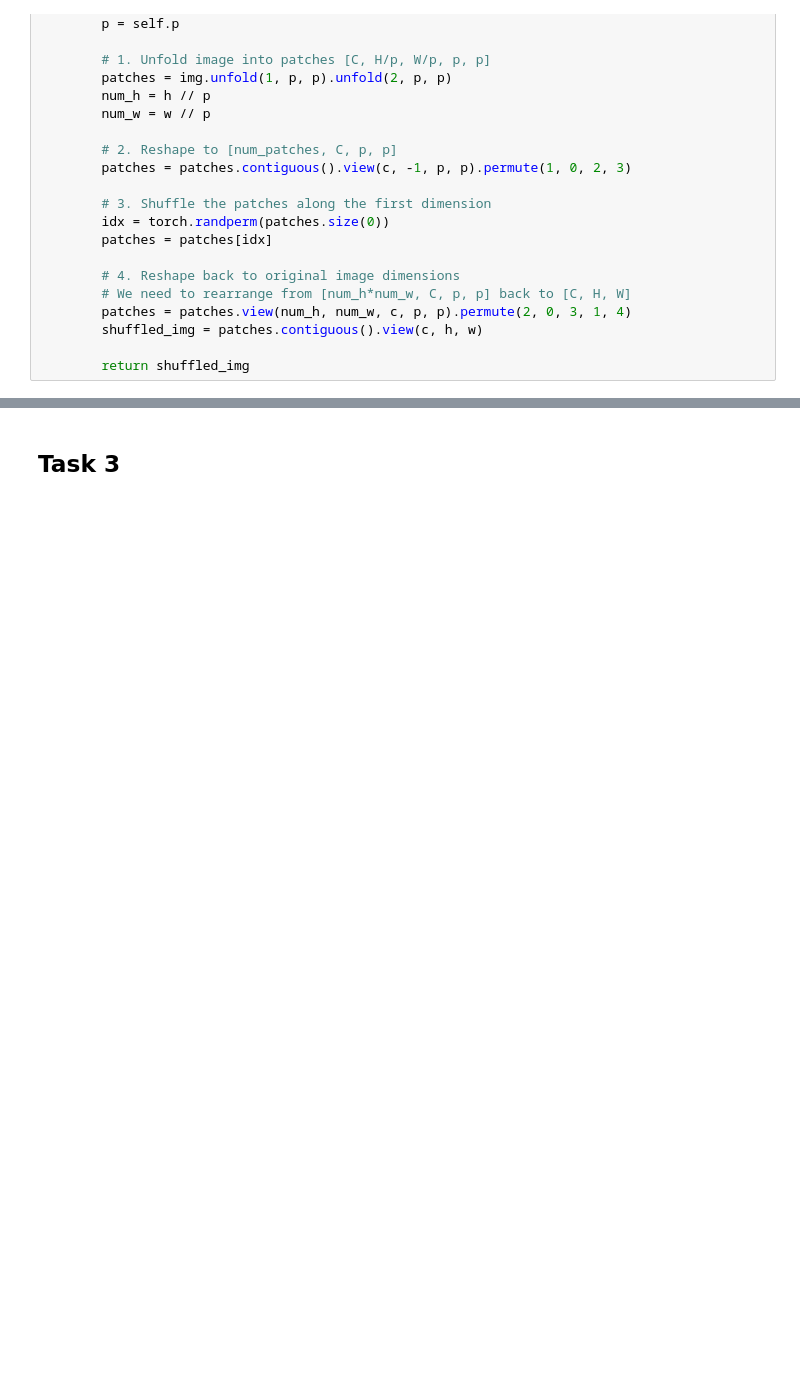
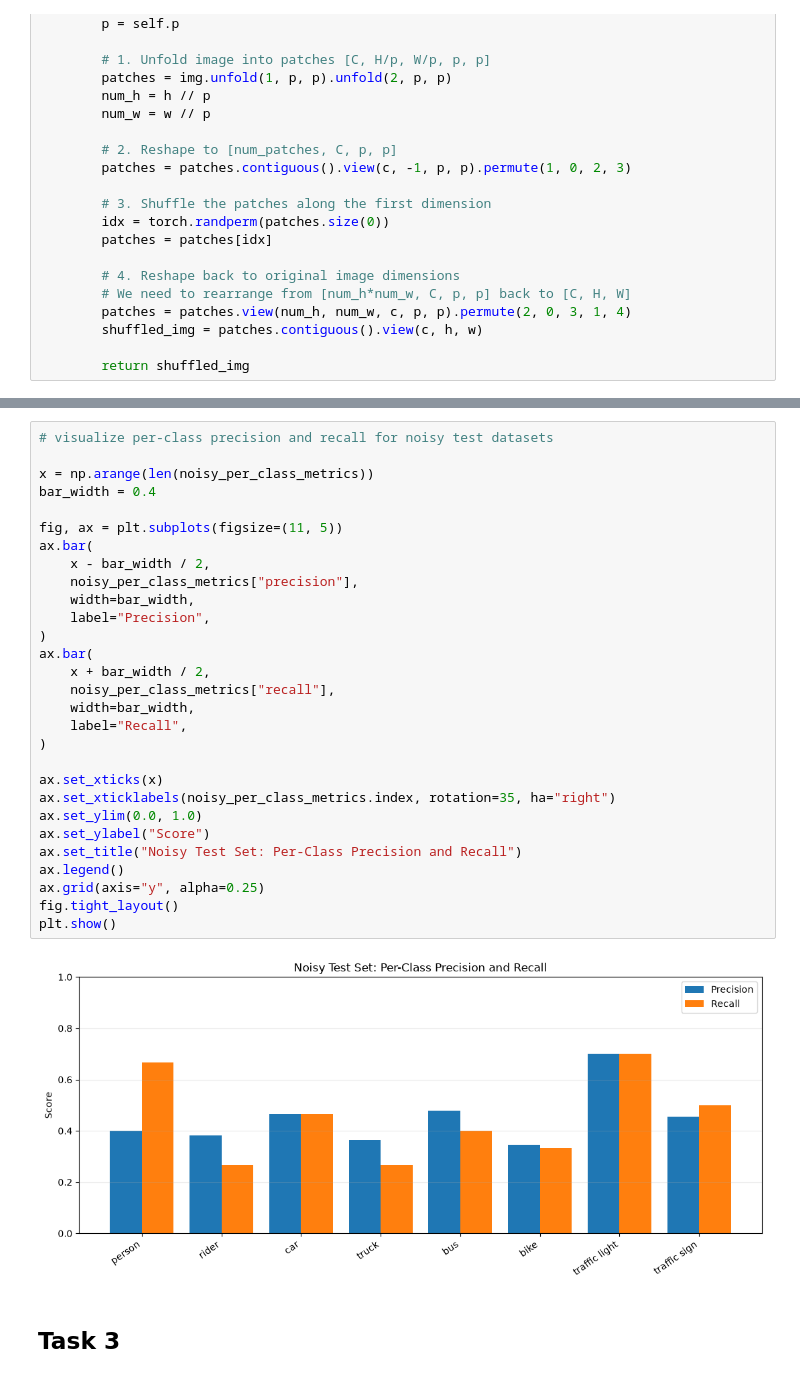
Before and after one commit to WouterFeijen/DL-Assignment-2, a Jupyter notebook: assignment2_skeleton.ipynb, the cells around one changed output, grey strips where cells are left out. Saved outputs shown, nothing was run; the diff lists cells and outputs as text; blank space fills up the shorter version.

```diff
--- a/assignment2_skeleton.ipynb
+++ b/assignment2_skeleton.ipynb
@@ -325,3 +880,34 @@ for a in ax:
+# %%
+# visualize per-class precision and recall for noisy test datasets
+
+x = np.arange(len(noisy_per_class_metrics))
+bar_width = 0.4
+
+fig, ax = plt.subplots(figsize=(11, 5))
+ax.bar(
+    x - bar_width / 2,
+    noisy_per_class_metrics["precision"],
+    width=bar_width,
+    label="Precision",
+)
+ax.bar(
+    x + bar_width / 2,
+    noisy_per_class_metrics["recall"],
+    width=bar_width,
+    label="Recall",
+)
+
+ax.set_xticks(x)
+ax.set_xticklabels(noisy_per_class_metrics.index, rotation=35, ha="right")
+ax.set_ylim(0.0, 1.0)
+ax.set_ylabel("Score")
+ax.set_title("Noisy Test Set: Per-Class Precision and Recall")
+ax.legend()
+ax.grid(axis="y", alpha=0.25)
+fig.tight_layout()
+plt.show()
+# %% [output]
+[figure, added]
 # %% [markdown]
 ## Task 3
 # %%
```
Also changed, not shown: parts of 9 cells of this notebook.
